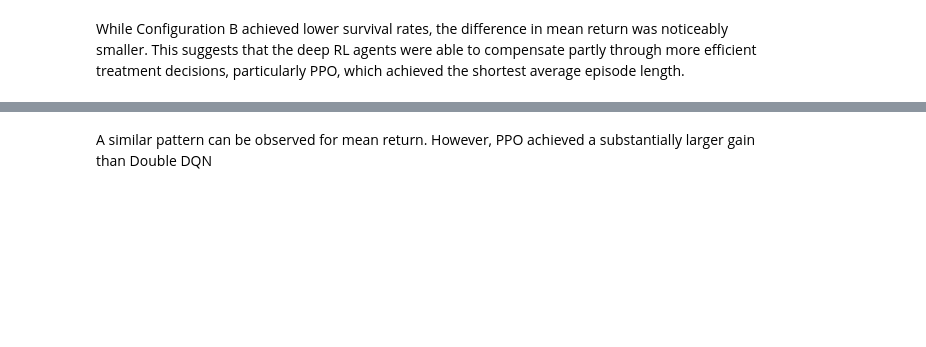
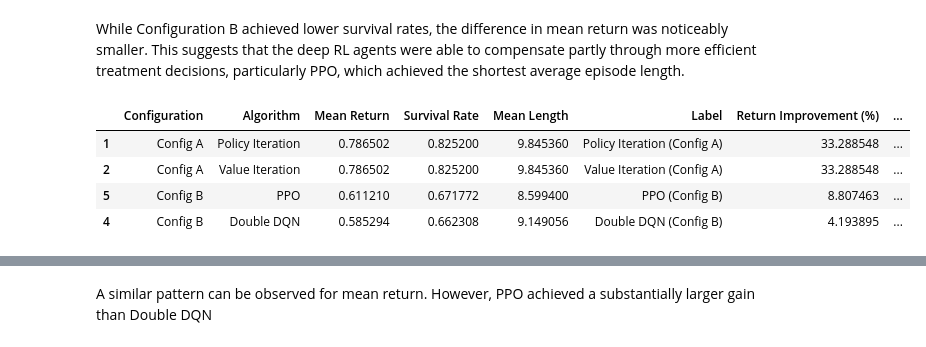
Before and after one commit to OliverKainIMS/ReinforcementLearningProject, a Jupyter notebook: sepsis_project - Students Version/Configs_Comparison.ipynb, the cells around one changed output, grey strips where cells are left out. Saved outputs shown, nothing was run; the diff lists cells and outputs as text; code cells hidden in the pictures; blank space fills up the shorter version.

```diff
--- a/sepsis_project - Students Version/Configs_Comparison.ipynb
+++ b/sepsis_project - Students Version/Configs_Comparison.ipynb
@@ -197,6 +197,14 @@ plot_df = combined_df[
 plot_df["Label"] = (
     plot_df["Algorithm"] + " (" + plot_df["Configuration"] + ")"
 )
+# %%
+plot_df
+# %% [output]
+|  | Configuration | Algorithm | Mean Return | Survival Rate | Mean Length | Label | Return Improvement (%) | ... |
+| 1 | Config A | Policy Iteration | 0.786502 | 0.825200 | 9.845360 | Policy Iteration (Config A) | 33.288548 | ... |
+| 2 | Config A | Value Iteration | 0.786502 | 0.825200 | 9.845360 | Value Iteration (Config A) | 33.288548 | ... |
+| 5 | Config B | PPO | 0.611210 | 0.671772 | 8.599400 | PPO (Config B) | 8.807463 | ... |
+| 4 | Config B | Double DQN | 0.585294 | 0.662308 | 9.149056 | Double DQN (Config B) | 4.193895 | ... |
 # %%
 plot_df = plot_df.sort_values(
     "Survival Improvement (%)",
```
Also changed, not shown: parts of 8 cells of this notebook.
